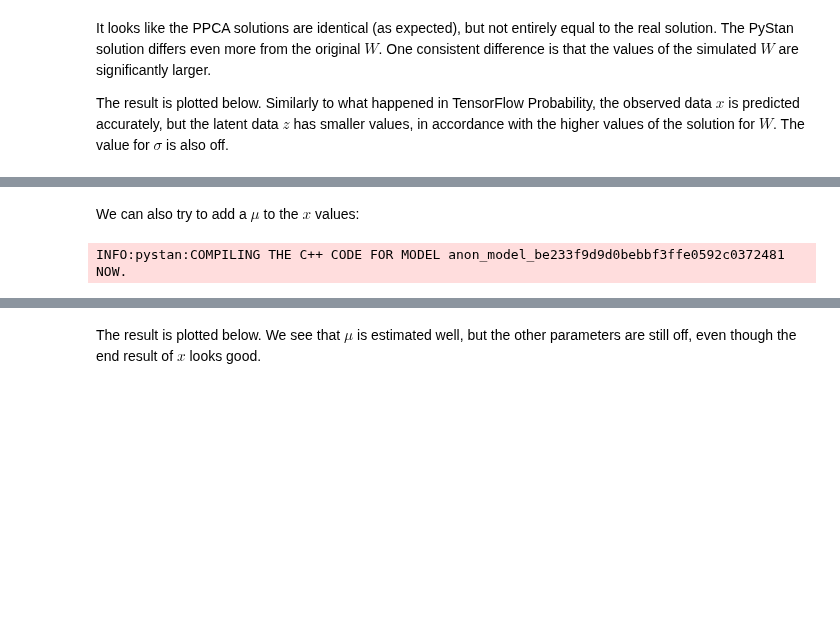
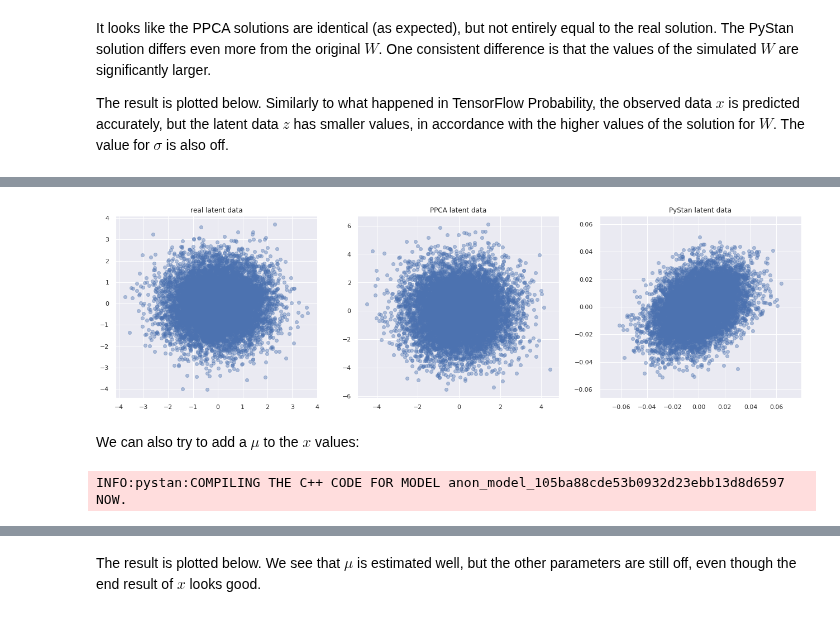
Before and after one commit to tobias-beers/RNA_visualization, a Jupyter notebook: Code/PyStan/PPCA.ipynb, the cells around one changed output, grey strips where cells are left out. Drawn from its saved outputs; the diff is of its cells as text; code cells hidden in the pictures; blank space fills up the shorter version.

```diff
--- a/Code/PyStan/PPCA.ipynb
+++ b/Code/PyStan/PPCA.ipynb
@@ -50,15 +50,15 @@ INFO:pystan:COMPILING THE C++ CODE FOR MODEL anon_model_c8f34402276fb5cc67587951
 # %% [markdown]
 We specify our parameters and generate some data.
 # %%
-N=5000
+N=10000
 M=2
 D=3
-z = np.random.normal(0,1, size=(N,M))
-sigma = np.random.lognormal(0,1)
-W = np.random.normal(0,sigma,size=(M,D))
-x = np.random.normal(np.matmul(z,W),sigma)
+z = np.random.normal(0,1, size=(M,N))
+sigma = np.random.uniform(0,5)
+W = np.random.normal(0,sigma,size=(D,M))
+x = np.random.normal(np.matmul(W,z),sigma)
 
-ppca_dat = {'N': N, 'D':D, 'M':M, 'x':x}
+ppca_dat = {'N': N, 'D':D, 'M':M, 'x':x.T}
 # %% [markdown]
 And then we can optimize our parameters and latent dataset.
 # %%
@@ -171,3 +173,17 @@ plt.show()
+# %%
+fig = plt.figure(figsize=(22,6))
+ax = fig.add_subplot(1,3,1)
+ax.scatter(z[0,:], z[1,:], alpha=0.4)
+ax.set_title('real latent data')
+ax = fig.add_subplot(1,3,2)
+ax.scatter(z_ppca[0,:], z_ppca[1,:], alpha=0.4)
+ax.set_title('PPCA latent data')
+ax = fig.add_subplot(1,3,3)
+ax.scatter(z_sim[0,:], z_sim[1,:], alpha=0.4)
+ax.set_title('PyStan latent data')
+plt.show()
+# %% [output]
+[figure, added]
 # %% [markdown]
 We can also try to add a $\mu$ to the $x$ values:
 # %%
@@ -191,19 +207,20 @@ parameters{
 model{
     //  priors
     to_vector(z) ~ normal(0.0,1.0);
-    for (d in 1:D){
-        W[d] ~ normal(0.0,sigma);
-        mu[d]~normal(0.0, 5.0) ;
-        }
-    sigma~lognormal(0.0, 1.0) ;
+    //for (d in 1:D){
+    //    W[d] ~ normal(0.0,sigma);
+    //    mu[d]~normal(0.0, 5.0) ;
+    //    }
+    //sigma~lognormal(0.0, 1.0) ;
 
 
     //  likelihood
     for (n in 1:N)
         x[n] ~ normal(W*col(z,n)+mu, sigma);
+
 }
 """
 ppca_pystan_mu = pystan.StanModel(model_code=latent_mu)
 # %% [output]
-INFO:pystan:COMPILING THE C++ CODE FOR MODEL anon_model_be233f9d9d0bebbf3ffe0592c0372481 NOW.
+INFO:pystan:COMPILING THE C++ CODE FOR MODEL anon_model_105ba88cde53b0932d23ebb13d8d6597 NOW.
 # %%
```
Also changed, not shown: parts of 16 cells of this notebook, 2 other files.
